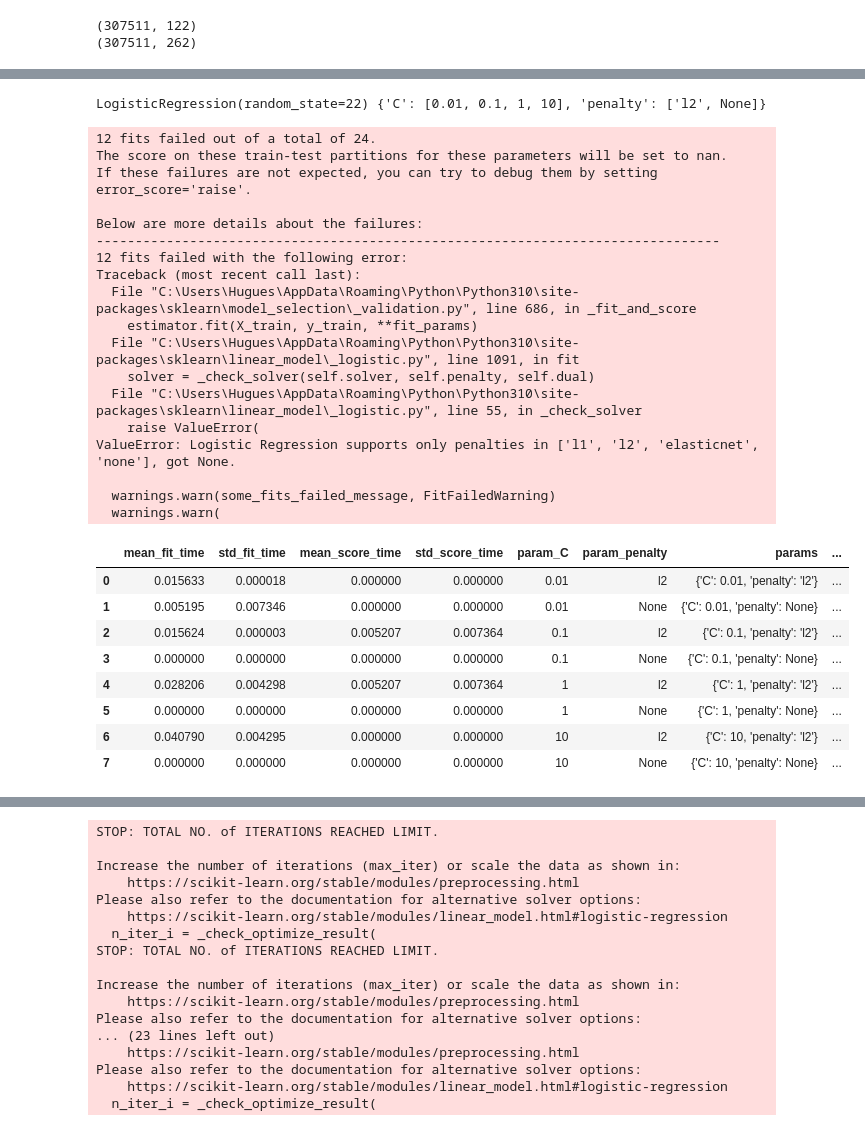
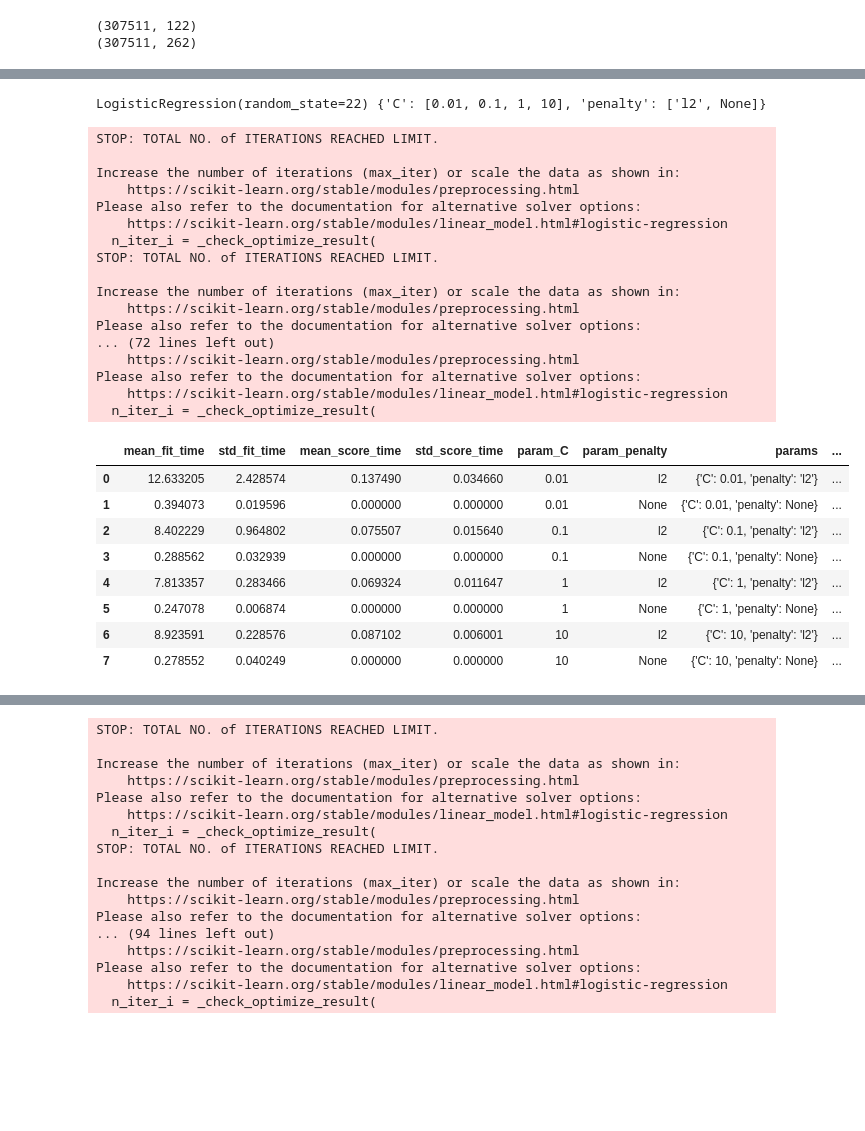
Before and after one commit to hugues-1/p7---OCR-, a Jupyter notebook: result_score_metier_MLflow-surf.ipynb, the cells around one changed output, grey strips where cells are left out. Saved outputs shown, nothing was run; the diff lists cells and outputs as text; code cells hidden in the pictures; blank space fills up the shorter version.

Commit message:
maj  en rajoutant + score & meilleure gesion des childs

```diff
--- a/result_score_metier_MLflow-surf.ipynb
+++ b/result_score_metier_MLflow-surf.ipynb
@@ -80,7 +82,7 @@ base = base2
 # %%
 # Remplacer les valeurs manquantes par la moyenne de la colonne
 base = base.fillna(base.mean())
-base= base.sample(500)
+#base= base.sample(500)
 # %%
 # Séparer les variables explicatives (X) et la variable cible (y)
 X = base.drop("TARGET", axis=1)
@@ -134,7 +136,7 @@ def comp_algos(X,y,algos,params,cvi,scorer,sampling) :
 
             #faire boucle sur le sampling
             for s in range(len(sampling)):
-                with mlflow.start_run(run_name="Child Run", nested=True):
+                with mlflow.start_run(run_name=str(algos[i])+"Child Run", nested=True):
                 #with mlflow.start_run(run_name="Child Run", nested=True):
 
                     # Apply sampling
@@ -202,27 +204,28 @@ def comp_algos(X,y,algos,params,cvi,scorer,sampling) :
                                             ,'Roc_auc_train_discret','roc_auc_test','roc_auc_discret_test','TN','FP','FN','TP','minutes'])
                     Report_df = pd.concat([Report_df, Append])
 
-                    #mlflow.log_param("n_estimators", grid_search.best_params_['random_forest_classifier__n_estimators'])
-                    #mlflow.log_param("max_depth", grid_search.best_params_['random_forest_classifier__max_depth'])
-                    #mlflow.log_param("min_samples_leaf", grid_search.best_params_['random_forest_classifier__min_samples_leaf'])
-                    #mlflow.log_param("best_algos_", grid.best_estimator_)
-                    #mlflow.log_param("best_params_", grid.best_params_)
-                    mlflow.log_param("scorer", grid.scorer_)
+
                     mlflow.log_param("scorer name", scorer)
                     mlflow.log_param("sampling", sampling[s])
+                    mlflow.log_param("params", params[i])
+                    mlflow.log_param("best_params", grid.best_params_)
                     mlflow.log_metric("best Score", grid.best_score_)
+                    mlflow.log_metric("roc auc proba test", roc_auc_discret_test)
+                    mlflow.log_metric("roc auc test", roc_auc_test)
                     mlflow.log_metric("roc auc proba train", roc_auc_discret_train)
+                    mlflow.log_metric("roc auc train", roc_auc_train)
+                    mlflow.log_metric("duree", duration)
 
                 mlflow.sklearn.log_model(algos[i], "algo_model")
-                mlflow.log_param("algo_param", algos[i])
+                mlflow.log_param("algo", algos[i])
                 mlflow.sklearn.log_model(grid.best_estimator_, "model best estimator")
                 mlflow.end_run()
 
     return Report_df
 # %%
 algos = [ LogisticRegression(random_state=22),DecisionTreeClassifier(random_state=22),
-         XGBClassifier(random_state=22),RandomForestClassifier(random_state=22), GaussianNB(),DummyClassifier()]
-
+         RandomForestClassifier(random_state=22), GaussianNB(),DummyClassifier()]
+# retrait de XGboost car la chaine de caracteres des parametres est limitée à 500, elle atteint 738 avec XGboost
 
 # Définir une grille de paramètres à optimiser pour chaque algorithme
 params = [
@@ -230,12 +233,9 @@ params = [
     {"C": [0.01, 0.1, 1, 10], "penalty": ["l2", None]}, # pour LogisticRegression ‘l1’, ‘l2’, ‘elasticnet’, None
     {"max_depth": [3, 5, 7], "min_samples_leaf": [5, 10, 15]}, # pour DecisionTreeClassifier
     {"n_estimators": [100, 200], "max_depth": [3, 5]}, # pour RandomForestClassifier
-    {}, # rien pour XGBClassifier car trop de parametre taille > 500 c : plante
     {} ,# pas de paramètres à optimiser pour GaussianNB
     {"strategy": ["most_frequent","prior","stratified","uniform"]}, # pour DummyClassifier
     ]
-
-
 
 
 cvi =3
@@ -244,56 +244,55 @@ cvi =3
 params = [ {"max_depth": [3], "min_samples_leaf": [5]}] # pour DecisionTreeClassifier"""
 
 def custom_score_func(y_true, y_pred):
     tn, fp, fn, tp = confusion_matrix(y_true, y_pred).ravel()
     score = tp + tn - fp -( 10 * fn)
     #score 2 = tp + (10 * tn )- fp -(10 * fn)
     return score
 
 
 # Création du scorer personnalisé
 score_metier= make_scorer(custom_score_func)
 
 scorer = score_metier
 
 def nosamplerfunc(X, y):
     return X[:], y[:]
 nosampler = FunctionSampler(func=nosamplerfunc)
 
 sampling = [nosampler, RandomOverSampler(random_state=22),RandomUnderSampler(random_state=22),SMOTETomek(random_state=22)]
 
-expe = "test_230420_21"
+expe = "test_230422_07"
 experiment_id = mlflow.create_experiment(expe)
 
 result_metier= comp_algos(X,y,algos,params,cvi,scorer,sampling)
 result_metier
 
-result_metier.to_excel("resultat_metier_flow_.xls")
+result_metier.to_excel(expe+".xls")
 # %% [output]
 LogisticRegression(random_state=22) {'C': [0.01, 0.1, 1, 10], 'penalty': ['l2', None]}
-12 fits failed out of a total of 24.
-The score on these train-test partitions for these parameters will be set to nan.
-If these failures are not expected, you can try to debug them by setting error_score='raise'.
+STOP: TOTAL NO. of ITERATIONS REACHED LIMIT.
 
-Below are more details about the failures:
---------------------------------------------------------------------------------
-12 fits failed with the following error:
-Traceback (most recent call last):
-  File "C:\Users\Hugues\AppData\Roaming\Python\Python310\site-packages\sklearn\model_selection\_validation.py", line 686, in _fit_and_score
-    estimator.fit(X_train, y_train, **fit_params)
-  File "C:\Users\Hugues\AppData\Roaming\Python\Python310\site-packages\sklearn\linear_model\_logistic.py", line 1091, in fit
-    solver = _check_solver(self.solver, self.penalty, self.dual)
-  File "C:\Users\Hugues\AppData\Roaming\Python\Python310\site-packages\sklearn\linear_model\_logistic.py", line 55, in _check_solver
-    raise ValueError(
-ValueError: Logistic Regression supports only penalties in ['l1', 'l2', 'elasticnet', 'none'], got None.
+Increase the number of iterations (max_iter) or scale the data as shown in:
+    https://scikit-learn.org/stable/modules/preprocessing.html
+Please also refer to the documentation for alternative solver options:
+    https://scikit-learn.org/stable/modules/linear_model.html#logistic-regression
+  n_iter_i = _check_optimize_result(
+STOP: TOTAL NO. of ITERATIONS REACHED LIMIT.
 
-  warnings.warn(some_fits_failed_message, FitFailedWarning)
-  warnings.warn(
+Increase the number of iterations (max_iter) or scale the data as shown in:
+    https://scikit-learn.org/stable/modules/preprocessing.html
+Please also refer to the documentation for alternative solver options:
+... (72 lines left out)
+    https://scikit-learn.org/stable/modules/preprocessing.html
+Please also refer to the documentation for alternative solver options:
+    https://scikit-learn.org/stable/modules/linear_model.html#logistic-regression
+  n_iter_i = _check_optimize_result(
 |  | mean_fit_time | std_fit_time | mean_score_time | std_score_time | param_C | param_penalty | params | ... |
-| 0 | 0.015633 | 0.000018 | 0.000000 | 0.000000 | 0.01 | l2 | {'C': 0.01, 'penalty': 'l2'} | ... |
-| 1 | 0.005195 | 0.007346 | 0.000000 | 0.000000 | 0.01 | None | {'C': 0.01, 'penalty': None} | ... |
-| 2 | 0.015624 | 0.000003 | 0.005207 | 0.007364 | 0.1 | l2 | {'C': 0.1, 'penalty': 'l2'} | ... |
-| 3 | 0.000000 | 0.000000 | 0.000000 | 0.000000 | 0.1 | None | {'C': 0.1, 'penalty': None} | ... |
-| 4 | 0.028206 | 0.004298 | 0.005207 | 0.007364 | 1 | l2 | {'C': 1, 'penalty': 'l2'} | ... |
-| 5 | 0.000000 | 0.000000 | 0.000000 | 0.000000 | 1 | None | {'C': 1, 'penalty': None} | ... |
-| 6 | 0.040790 | 0.004295 | 0.000000 | 0.000000 | 10 | l2 | {'C': 10, 'penalty': 'l2'} | ... |
-| 7 | 0.000000 | 0.000000 | 0.000000 | 0.000000 | 10 | None | {'C': 10, 'penalty': None} | ... |
+| 0 | 12.633205 | 2.428574 | 0.137490 | 0.034660 | 0.01 | l2 | {'C': 0.01, 'penalty': 'l2'} | ... |
+| 1 | 0.394073 | 0.019596 | 0.000000 | 0.000000 | 0.01 | None | {'C': 0.01, 'penalty': None} | ... |
+| 2 | 8.402229 | 0.964802 | 0.075507 | 0.015640 | 0.1 | l2 | {'C': 0.1, 'penalty': 'l2'} | ... |
+| 3 | 0.288562 | 0.032939 | 0.000000 | 0.000000 | 0.1 | None | {'C': 0.1, 'penalty': None} | ... |
+| 4 | 7.813357 | 0.283466 | 0.069324 | 0.011647 | 1 | l2 | {'C': 1, 'penalty': 'l2'} | ... |
+| 5 | 0.247078 | 0.006874 | 0.000000 | 0.000000 | 1 | None | {'C': 1, 'penalty': None} | ... |
+| 6 | 8.923591 | 0.228576 | 0.087102 | 0.006001 | 10 | l2 | {'C': 10, 'penalty': 'l2'} | ... |
+| 7 | 0.278552 | 0.040249 | 0.000000 | 0.000000 | 10 | None | {'C': 10, 'penalty': None} | ... |
@@ -389,7 +387,7 @@ STOP: TOTAL NO. of ITERATIONS REACHED LIMIT.
 Increase the number of iterations (max_iter) or scale the data as shown in:
     https://scikit-learn.org/stable/modules/preprocessing.html
 Please also refer to the documentation for alternative solver options:
-... (23 lines left out)
+... (94 lines left out)
     https://scikit-learn.org/stable/modules/preprocessing.html
 Please also refer to the documentation for alternative solver options:
     https://scikit-learn.org/stable/modules/linear_model.html#logistic-regression
```
Also changed, not shown: parts of 13 cells of this notebook.
